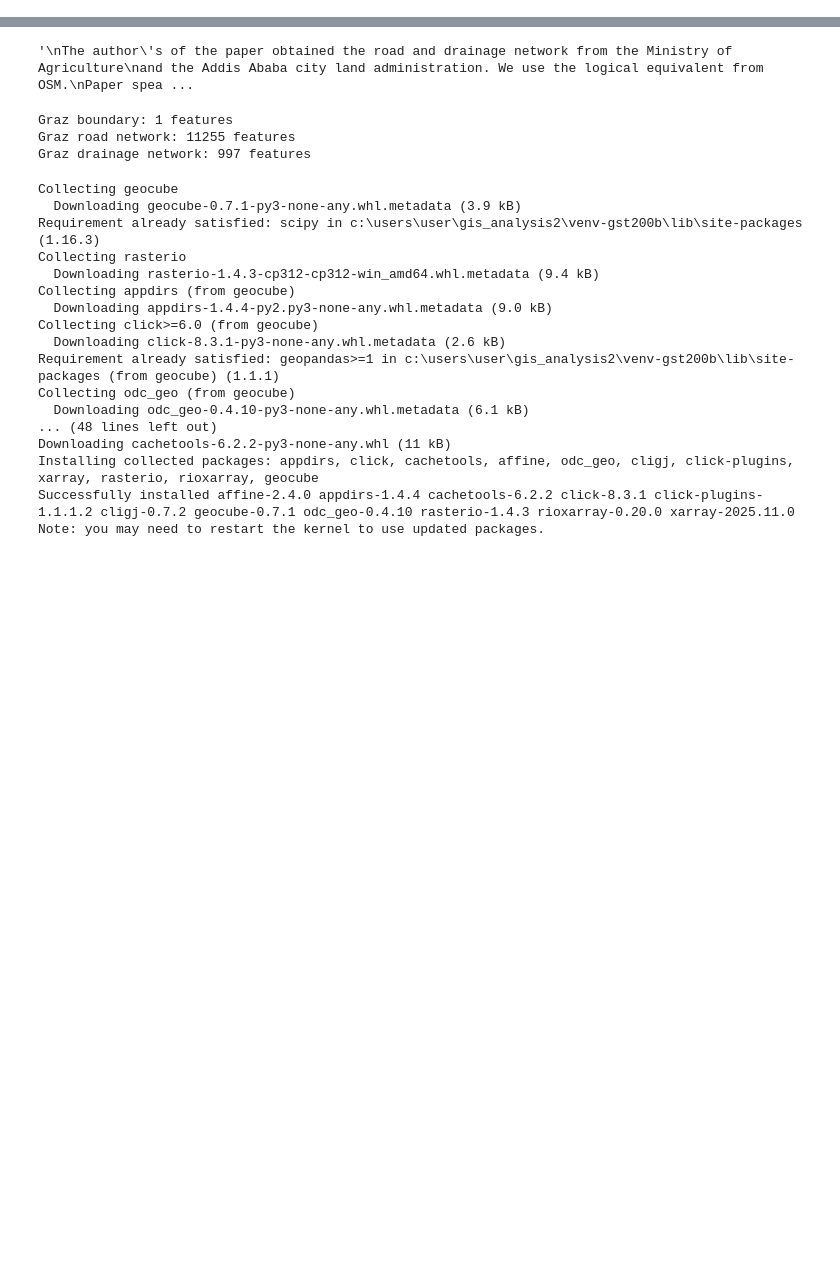
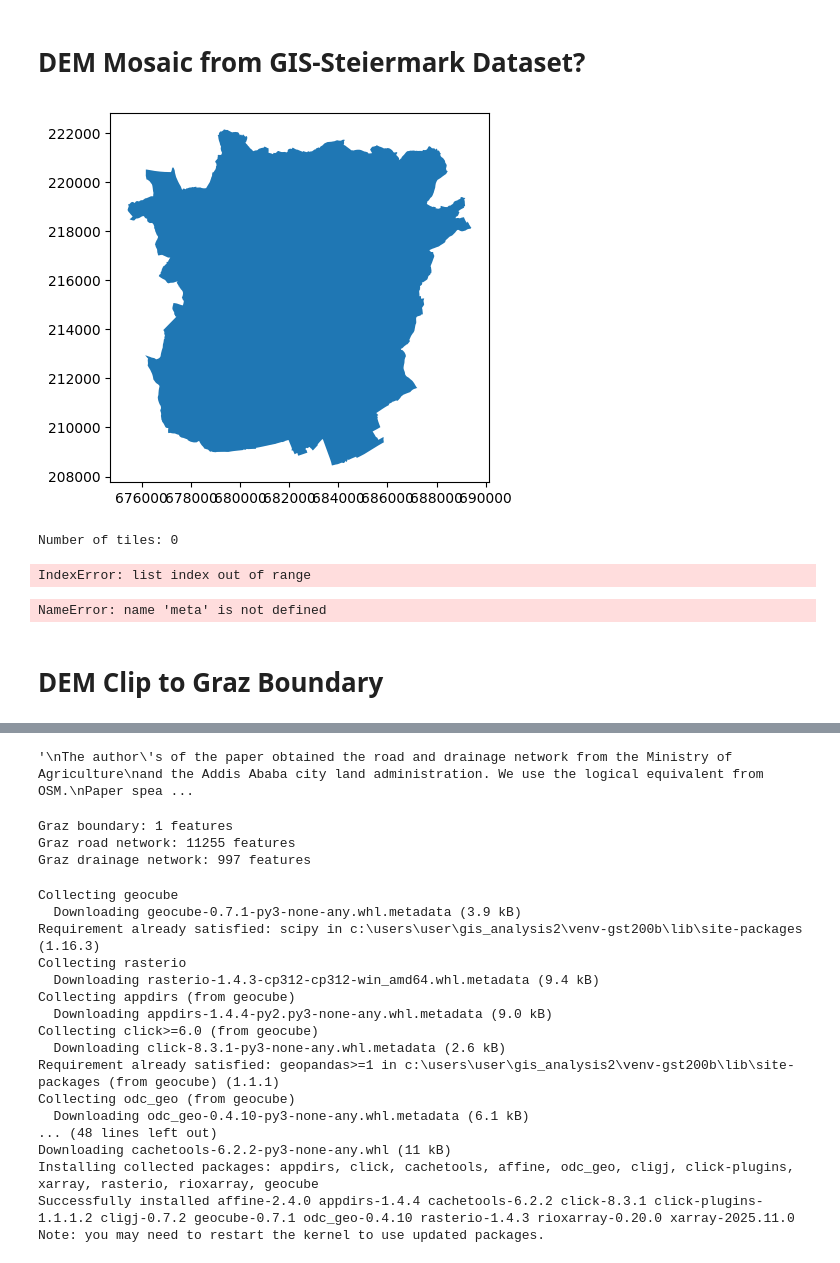
Before and after one commit to heinrichstrasse/GST.200B_MidtermPro, a Jupyter notebook: midtermproV1.ipynb, the cells around one changed output, grey strips where cells are left out. Saved outputs shown, nothing was run; the diff lists cells and outputs as text; code cells hidden in the pictures; blank space fills up the shorter version.

Commit message:
Clipped DEM & Urban Atlas for Graz

```diff
--- a/midtermproV1.ipynb
+++ b/midtermproV1.ipynb
@@ -7,0 +16,56 @@ import matplotlib.pyplot as plt
+# %% [markdown]
+# DEM Mosaic from GIS-Steiermark Dataset?
+# %%
+
+
+PLACE = "Graz, Austria"
+
+graz = ox.geocode_to_gdf(PLACE)
+graz_31259 = graz.to_crs(31259)
+graz_31259.plot()
+
+minx, miny, maxx, maxy = graz_31259.total_bounds
+minx, miny, maxx, maxy = map(float, (minx, miny, maxx, maxy))
+# %% [output]
+[figure, added]
+# %%
+
+# Directory containing all DEM tiles
+tile_dir = Path("../data/MidtermPro/Backup_Cache/DEM_BMN_M34")
+
+# List all .tif files
+tif_files = sorted(tile_dir.glob("*.tif"))
+print("Number of tiles:", len(tif_files))
+
+# Open all tile datasets
+srcs = [rasterio.open(fp) for fp in tif_files]
+
+# Create mosaic from tiles
+mosaic, mosaic_transform = rasterio.merge.merge(srcs)
+
+# Copy metadata from first tile and update for mosaic
+meta = srcs[0].meta.copy()
+meta.update({
+    "height": mosaic.shape[1],
+    "width": mosaic.shape[2],
+    "transform": mosaic_transform
+})
+# %% [output]
+Number of tiles: 0
+IndexError: list index out of range
+# %%
+# Output path for full mosaic raster
+mosaic_path = Path("../data/MidtermPro/Data/dem_mosaic.tif")
+mosaic_path.parent.mkdir(parents=True, exist_ok=True)
+
+# Write mosaic raster to disk
+with rasterio.open(mosaic_path, "w", **meta) as dst:
+    dst.write(mosaic)
+
+print("Mosaic saved to:", mosaic_path)
+
+# hab das nicht weiter hinbekommen, die höhenwerte verschwinden beim mosaikieren
+# %% [output]
+NameError: name 'meta' is not defined
+# %% [markdown]
+# DEM Clip to Graz Boundary
```
Also changed, not shown: parts of 7 cells of this notebook, 1 other file.
